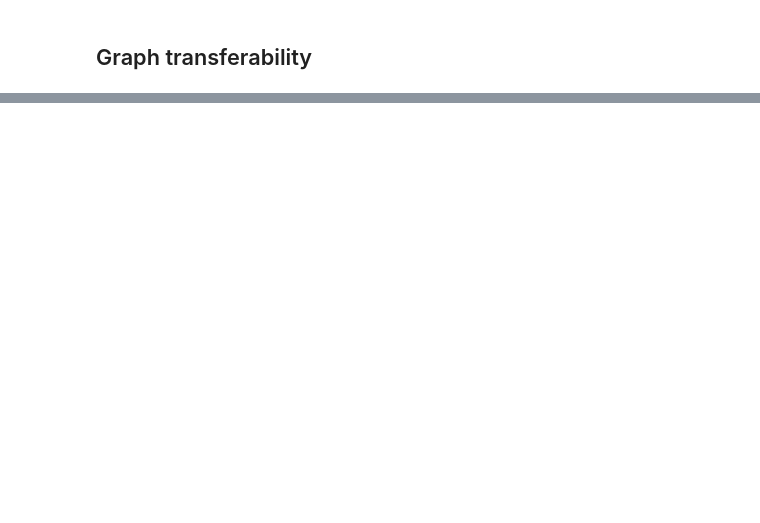
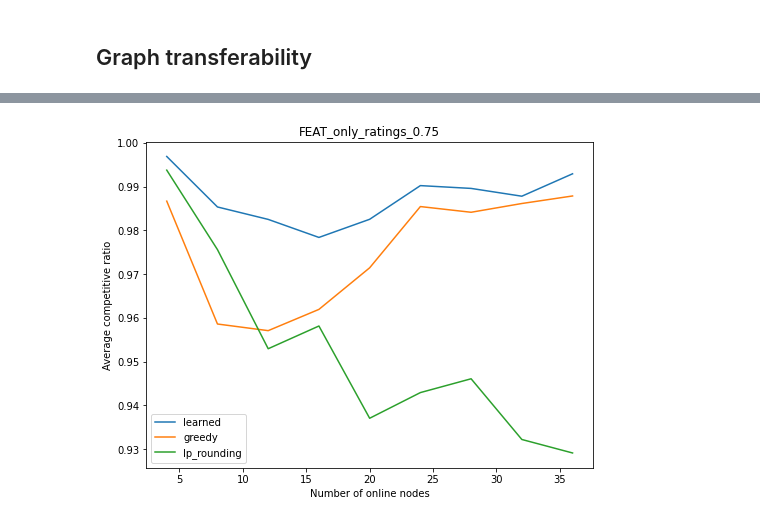
Before and after one commit to anders-wikum/GNN-OBM, a Jupyter notebook: notebooks/base_learner.ipynb, the cells around one changed output, grey strips where cells are left out. Cells and saved outputs as stored; diff of their text form; code cells hidden in the pictures; blank space fills up the shorter version.

```diff
--- a/notebooks/base_learner.ipynb
+++ b/notebooks/base_learner.ipynb
@@ -331,7 +317,7 @@ thresholded_greedy_models = {threshold: OBM_Threshold_Greedy(threshold) for thre
 
 osmnx_config1 = {
     'graph_type': 'OSMNX',
-    'location_graph': piedmont['location_graph']
+    'location': piedmont['location_graph']
 }
 osmnx_config2 = {
     'graph_type': 'OSMNX',
@@ -344,9 +330,9 @@ osmnx_config3 = {
 
 train_num = 10
 train_instances = [
-        *ig.sample_instances(8, 8, train_num, rng, **osmnx_config1),
-        *ig.sample_instances(8, 8, train_num, rng, **osmnx_config2),
-        *ig.sample_instances(8, 8, train_num, rng, **osmnx_config3),
+        *ig.sample_instances(9, 7, train_num, rng, **osmnx_config1),
+        *ig.sample_instances(9, 7, train_num, rng, **osmnx_config2),
+        *ig.sample_instances(9, 7, train_num, rng, **osmnx_config3),
 ]
 
 # train_instances = [
@@ -909,33 +808,3 @@ for graph_config in graph_configs:
-# %%
-import matplotlib.pyplot as plt
-ratios = [x/y for (x,y) in node_configs]
-print(ratios)
-for city, comp_ratios in data.items():
-    greedy_avg_ratios = []
-    thresholded_greedy_avg_ratios = []
-    gnn_avg_ratios = []
-    lp_match_avg_ratios = []
-
-
-    for trial_ratios in comp_ratios:
-        gnn_avg_ratios.append(np.array(trial_ratios[0]).mean())
-        thresholded_greedy_avg_ratios.append(np.array(trial_ratios[1]).mean())
-        greedy_avg_ratios.append(np.array(trial_ratios[2]).mean())
-        lp_match_avg_ratios.append(np.array(trial_ratios[3]).mean())
-
-
-    title = f"OSMNX_discard_{city}"
-    fig = plt.figure(figsize=(8,6))
-    plt.title(title)
-    plt.plot(ratios, gnn_avg_ratios, label='GNN')
-    plt.plot(ratios, thresholded_greedy_avg_ratios, label='Thresholded Greedy')
-    plt.plot(ratios, greedy_avg_ratios, label='Greedy')
-    plt.plot(ratios, lp_match_avg_ratios, label='LP ROUNDING')
-    plt.xlabel('# online / # offline')
-    plt.ylabel('Average competitive ratio')
-    plt.legend()
-    plt.savefig(f"data/{title}.png")
-    plt.show()
 # %% [markdown]
 ## Graph transferability
 # %%
@@ -983,24 +864,26 @@ for graph_config in graph_configs:
 # %%
 import matplotlib.pyplot as plt
 
 sizes = [x for (x,_) in node_configs]
 
 aggregated_ratios = {}
 for q, comp_ratios in data.items():
     for trial_ratios in comp_ratios:
         for model, ratio_values in trial_ratios.items():
             current_ratios = aggregated_ratios.get(model, [])
             current_ratios.append(np.array(ratio_values).mean())
             aggregated_ratios[model] = current_ratios
 
 fig = plt.figure(figsize=(8,6))
 for model, ratios in aggregated_ratios.items():
     plt.plot(sizes, ratios, label=model)
 
-title = f"16_01_2024_graph_transferability_{q}"
-plt.title("Graph transferability NxN ratio - trained on 8x8")
+title = f"FEAT_only_ratings_{q}"
+plt.title(title)
 plt.xlabel('Number of online nodes')
 plt.ylabel('Average competitive ratio')
 plt.legend()
-plt.savefig(f"data/{title}.png")
+# plt.savefig(f"data/{title}.png")
 plt.show()
+# %% [output]
+[figure, added]
```
Also changed, not shown: parts of 36 cells of this notebook, 7 other files.
